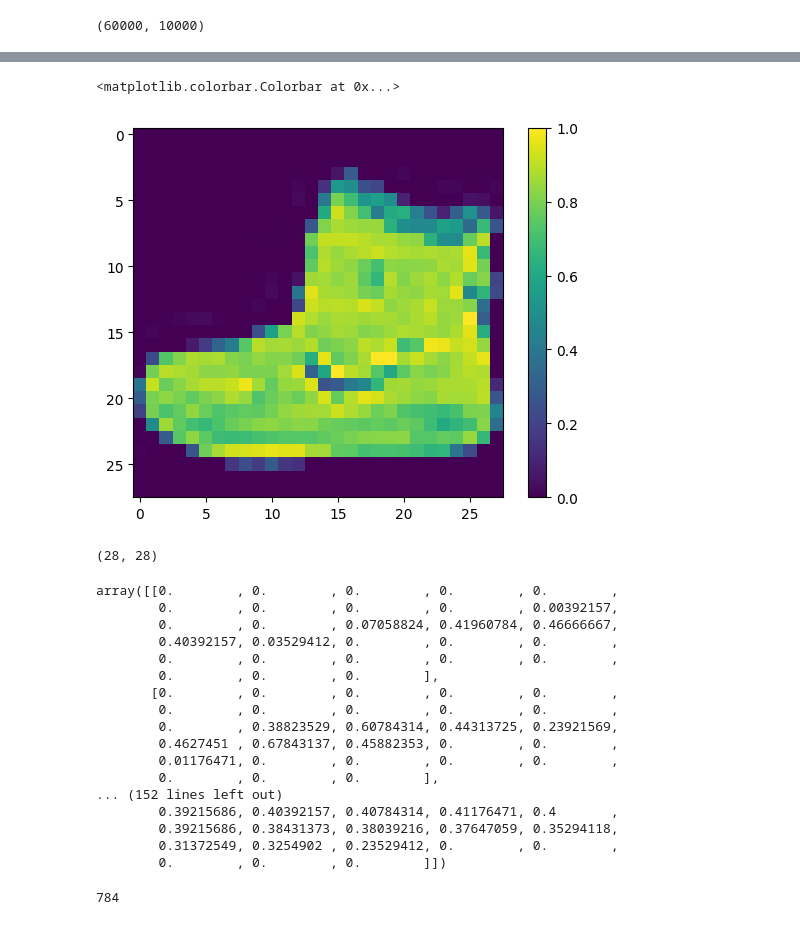
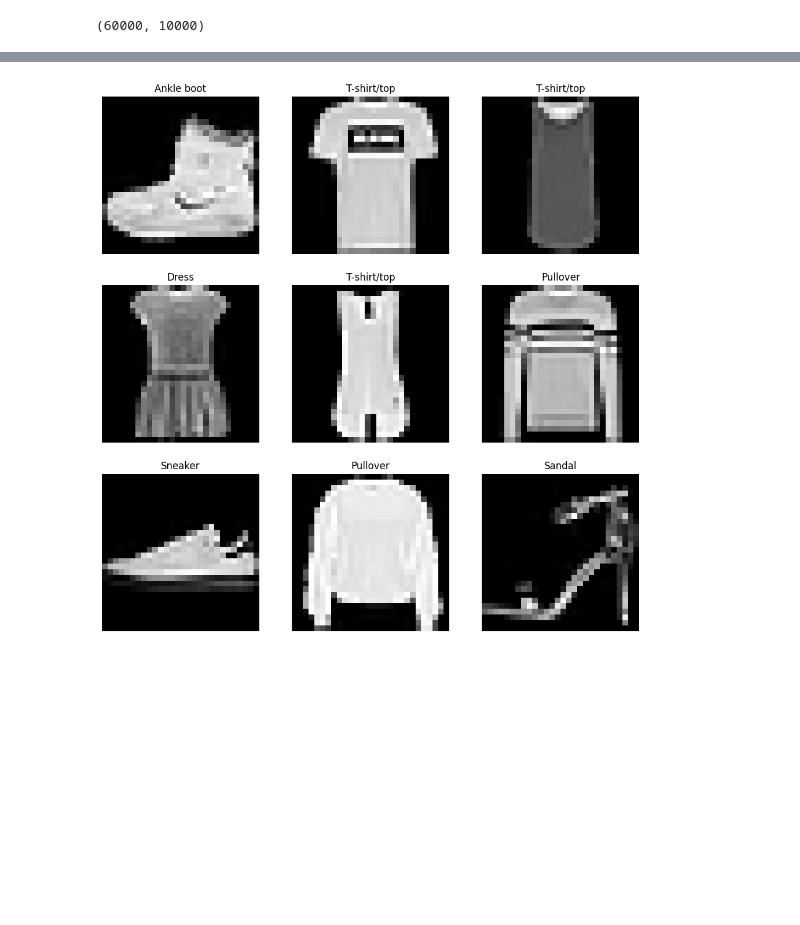
Before and after one commit to Linux-Server/DeepLearning, a Jupyter notebook: Tensorflow_Certificate/fashion_mnist.ipynb, the cells around one changed output, grey strips where cells are left out. Cells and saved outputs as stored; diff of their text form; code cells hidden in the pictures; blank space fills up the shorter version.

```diff
--- a/Tensorflow_Certificate/fashion_mnist.ipynb
+++ b/Tensorflow_Certificate/fashion_mnist.ipynb
@@ -52,34 +33,0 @@ plt.colorbar()
-# %%
-plt.imshow(x_train[0]/255)
-plt.colorbar()
-# %% [output]
-<matplotlib.colorbar.Colorbar at 0x...>
-[figure, removed]
-# %%
-x_train[0].shape
-# %% [output]
-(28, 28)
-# %%
-
-# Normalize the data
-
-X_train = x_train/255
-y_train = y_train/255
-# %% [output]
-array([[0.        , 0.        , 0.        , 0.        , 0.        ,
-        0.        , 0.        , 0.        , 0.        , 0.00392157,
-        0.        , 0.        , 0.07058824, 0.41960784, 0.46666667,
-        0.40392157, 0.03529412, 0.        , 0.        , 0.        ,
-        0.        , 0.        , 0.        , 0.        , 0.        ,
-        0.        , 0.        , 0.        ],
-       [0.        , 0.        , 0.        , 0.        , 0.        ,
-        0.        , 0.        , 0.        , 0.        , 0.        ,
-        0.        , 0.38823529, 0.60784314, 0.44313725, 0.23921569,
-        0.4627451 , 0.67843137, 0.45882353, 0.        , 0.        ,
-        0.01176471, 0.        , 0.        , 0.        , 0.        ,
-        0.        , 0.        , 0.        ],
-... (152 lines left out)
-        0.39215686, 0.40392157, 0.40784314, 0.41176471, 0.4       ,
-        0.39215686, 0.38431373, 0.38039216, 0.37647059, 0.35294118,
-        0.31372549, 0.3254902 , 0.23529412, 0.        , 0.        ,
-        0.        , 0.        , 0.        ]])
@@ -90,4 +34,15 @@ model = tf.keras.Sequential([
-# %%
-28*28
-# %% [output]
-784
+# %%
+class_names = ['T-shirt/top', 'Trouser', 'Pullover', 'Dress', 'Coat',
+               'Sandal', 'Shirt', 'Sneaker', 'Bag', 'Ankle boot']
+# %%
+# display the first 9 image
+plt.figure(figsize=(12,12))
+
+for i,img in enumerate(range(9)):
+    plt.subplot(3,3,i+1)
+    plt.imshow(x_train[i], cmap="gray")
+    plt.axis("off")
+    plt.title(class_names[y_train[i]])
+    plt.grid(False)
+# %% [output]
+[figure, added]
```
Also changed, not shown: parts of 6 cells of this notebook, 2 other files.
